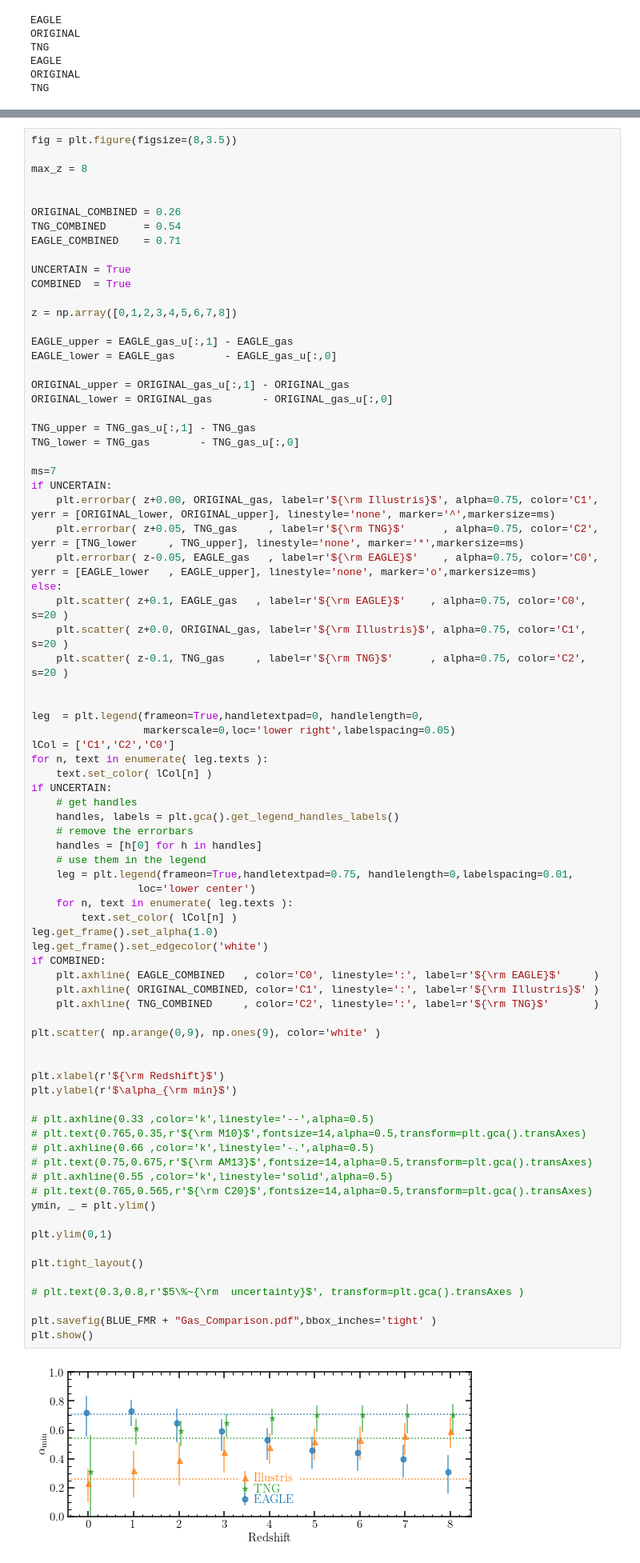
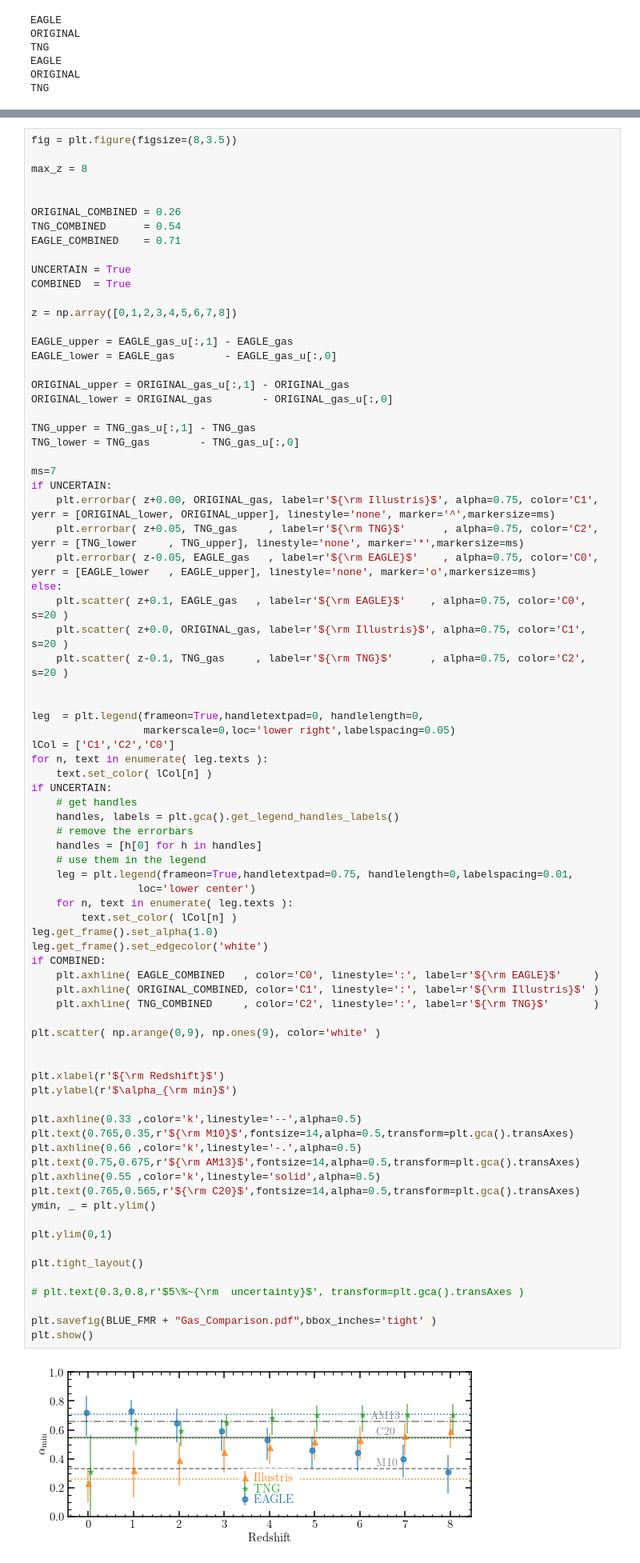
Before and after one commit to AlexGarcia623/JWST_FMR, a Jupyter notebook: CompareAlpha.ipynb, the cells around one changed output, grey strips where cells are left out. Shown: that part at 80% size. Saved outputs shown, nothing was run; the diff lists cells and outputs as text.

```diff
--- a/CompareAlpha.ipynb
+++ b/CompareAlpha.ipynb
@@ -323,40 +323,40 @@ if UNCERTAIN:
     handles = [h[0] for h in handles]
     # use them in the legend
     leg = plt.legend(frameon=True,handletextpad=0.75, handlelength=0,labelspacing=0.01,
                  loc='lower center')
     for n, text in enumerate( leg.texts ):
         text.set_color( lCol[n] )
 leg.get_frame().set_alpha(1.0)
 leg.get_frame().set_edgecolor('white')
 if COMBINED:
     plt.axhline( EAGLE_COMBINED   , color='C0', linestyle=':', label=r'${\rm EAGLE}$'     )
     plt.axhline( ORIGINAL_COMBINED, color='C1', linestyle=':', label=r'${\rm Illustris}$' )
     plt.axhline( TNG_COMBINED     , color='C2', linestyle=':', label=r'${\rm TNG}$'       )
 
 plt.scatter( np.arange(0,9), np.ones(9), color='white' )
 
 
 plt.xlabel(r'${\rm Redshift}$')
 plt.ylabel(r'$\alpha_{\rm min}$')
 
-# plt.axhline(0.33 ,color='k',linestyle='--',alpha=0.5)
-# plt.text(0.765,0.35,r'${\rm M10}$',fontsize=14,alpha=0.5,transform=plt.gca().transAxes)
-# plt.axhline(0.66 ,color='k',linestyle='-.',alpha=0.5)
-# plt.text(0.75,0.675,r'${\rm AM13}$',fontsize=14,alpha=0.5,transform=plt.gca().transAxes)
-# plt.axhline(0.55 ,color='k',linestyle='solid',alpha=0.5)
-# plt.text(0.765,0.565,r'${\rm C20}$',fontsize=14,alpha=0.5,transform=plt.gca().transAxes)
+plt.axhline(0.33 ,color='k',linestyle='--',alpha=0.5)
+plt.text(0.765,0.35,r'${\rm M10}$',fontsize=14,alpha=0.5,transform=plt.gca().transAxes)
+plt.axhline(0.66 ,color='k',linestyle='-.',alpha=0.5)
+plt.text(0.75,0.675,r'${\rm AM13}$',fontsize=14,alpha=0.5,transform=plt.gca().transAxes)
+plt.axhline(0.55 ,color='k',linestyle='solid',alpha=0.5)
+plt.text(0.765,0.565,r'${\rm C20}$',fontsize=14,alpha=0.5,transform=plt.gca().transAxes)
 ymin, _ = plt.ylim()
 
 plt.ylim(0,1)
 
 plt.tight_layout()
 
 # plt.text(0.3,0.8,r'$5\%~{\rm  uncertainty}$', transform=plt.gca().transAxes )
 
 plt.savefig(BLUE_FMR + "Gas_Comparison.pdf",bbox_inches='tight' )
 plt.show()
 # %% [output]
-[figure, old version]
+[figure, new version]
 # %%
 fig = plt.figure(figsize=(8,3.5))
 
```
Also changed, not shown: 1 other file.
